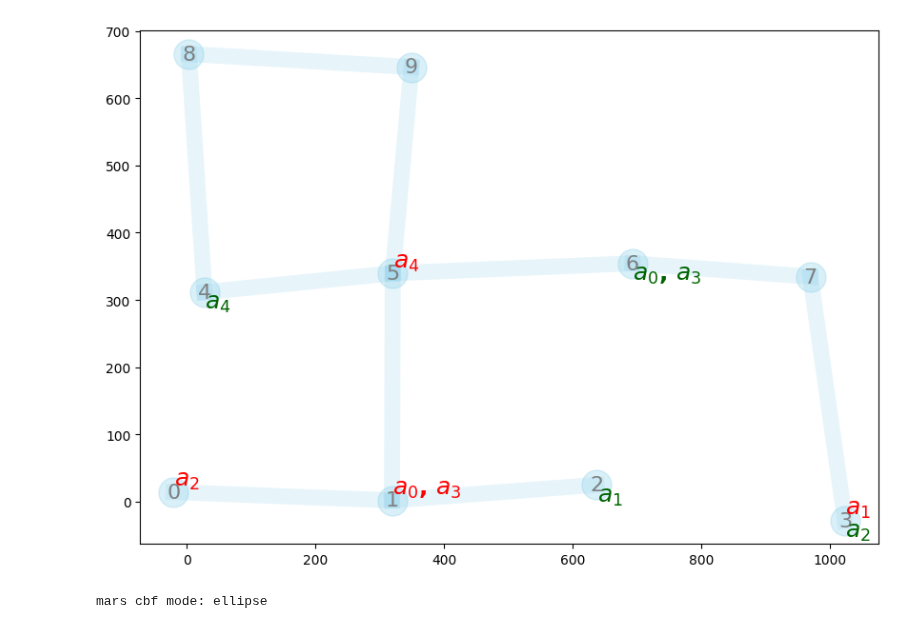
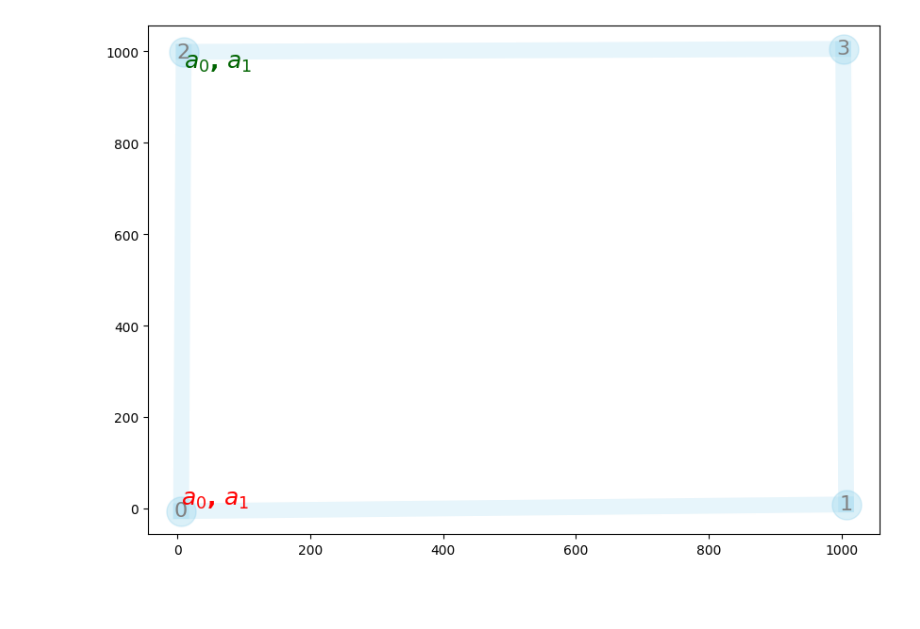
Before and after one commit to dt-1729/ULI_NASA, a Jupyter notebook: UTM_scheduling_and_routing/comparison.ipynb, the cells around one changed output. Drawn from its saved outputs; the diff is of its cells as text; code cells hidden in the pictures; blank space fills up the shorter version.

```diff
--- a/UTM_scheduling_and_routing/comparison.ipynb
+++ b/UTM_scheduling_and_routing/comparison.ipynb
@@ -15,8 +15,8 @@ importlib.reload(createEnv)
 importlib.reload(supporting_functions)
 
 # generate waypoints and the adjacency matrix
-n_waypoints = 10
-n_agents = 5
+n_waypoints = 4
+n_agents = 2
 tolArray = np.random.uniform(10.0, 10.0, n_waypoints)
 
 # Grid network parameters
@@ -24,7 +24,7 @@ grid_params = {
     'type':'grid',
     'n_points':n_waypoints,
     'grid_size':1000,
-    'noise_factor':30
+    'noise_factor':10
 }
 
 # Ring network parameters
@@ -54,36 +54,36 @@ ca_cbf_lin = {
 }
 
 # cost mode options
 cost_mode = 'sum' # 'slowest'
 lm = 1 # for slowest
 
 # create a mars environment
 mars = createEnv.MARS(
     n_waypoints,
     n_agents,
     tolArray,
     grid_params,
-    seed=12,
+    seed=13,
     offset_energy=1,
-    stagewiseCostCoeffs=np.array([1.0, 100.0, 1.0]),
+    stagewiseCostCoeffs=np.array([1.0, 10.0, 1.0]),
     selfHop=0,
     ca_cbf=ca_cbf_lin,
     cost_mode=cost_mode,
     lm = lm,
     printFlag=False)
 
 # mars visualization
 cmap = plt.get_cmap('tab20')
 agent_colors = {a: cmap(i / mars.n_agents) for i, a in enumerate(range(mars.n_agents))}
 createEnv.plotNetwork(mars=mars, figuresize=(10,7), routes=[], agent_colors=agent_colors, showEdgeLength=False)
 
 # agent visualization
 # show_graph=0
 # if show_graph:
 #     for i,v in enumerate(mars.agents):
 #         v.showGraph(mars.wp_locations, mars.dist_mat, mars.mask, mars.sched_mat[i,:], figuresize=(10,5), showEdgeTimeLim=True)
 # %% [output]
-[figure, old version]
+[figure, new version]
 # %%
 beta_min = 1e-3
 beta_max = 1e3
@@ -102,34 +102,28 @@ T0 = mars.sched_mat
 # T0 = np.random.uniform(0, 10, (mars.n_agents, mars.n_waypoints))
 V0 = mars.speed_vec
 
-optimizer = {
-    'name':'slsqp',
+optimizer_cbf_clf = {
+    'name':'cbf_clf',
     'dt_init':0.1,
     'dt_min':1e-5,
     'dt_max':0.1,
     'Tf':10,
-    'gamma':1,
-    'alpha_s':1,
+    'gamma':2,
+    'alpha_s':100,
     'alpha_c':10,
-    'alpha_r':10,
-    'alpha_q':10,
+    'alpha_r':100,
+    'alpha_q':100,
     'p':1,
-    'stop_tol':0.5,
-    'stop_tol_weight':np.array([1, 1, 5, 5]),
-    'verbose':2
+    'stop_tol':0.1,
+    'stop_tol_weight':np.array([0, 0, 1, 0]),
+    'verbose':0
 }
 
-optimizer = {
+optimizer_slsqp = {
     'name':'SLSQP',
-    'stop_tol':0.5,
+    'stop_tol':0.1,
     'disp':False
 }
 
-mars.ca_cbf = ca_cbf_el
-cbf_mode = mars.ca_cbf['mode']
-print(f'mars cbf mode: {cbf_mode}')
-# H0, GradH0 = mars.CBF_waypoints(T0, range(mars.n_waypoints), returnGrad=True)
-# np.min(H0), np.max(H0)
+optimizers = [optimizer_cbf_clf, optimizer_slsqp]
-# %% [output]
-mars cbf mode: ellipse
 # %%
```
Also changed, not shown: parts of 2 cells of this notebook, 2 other files.
